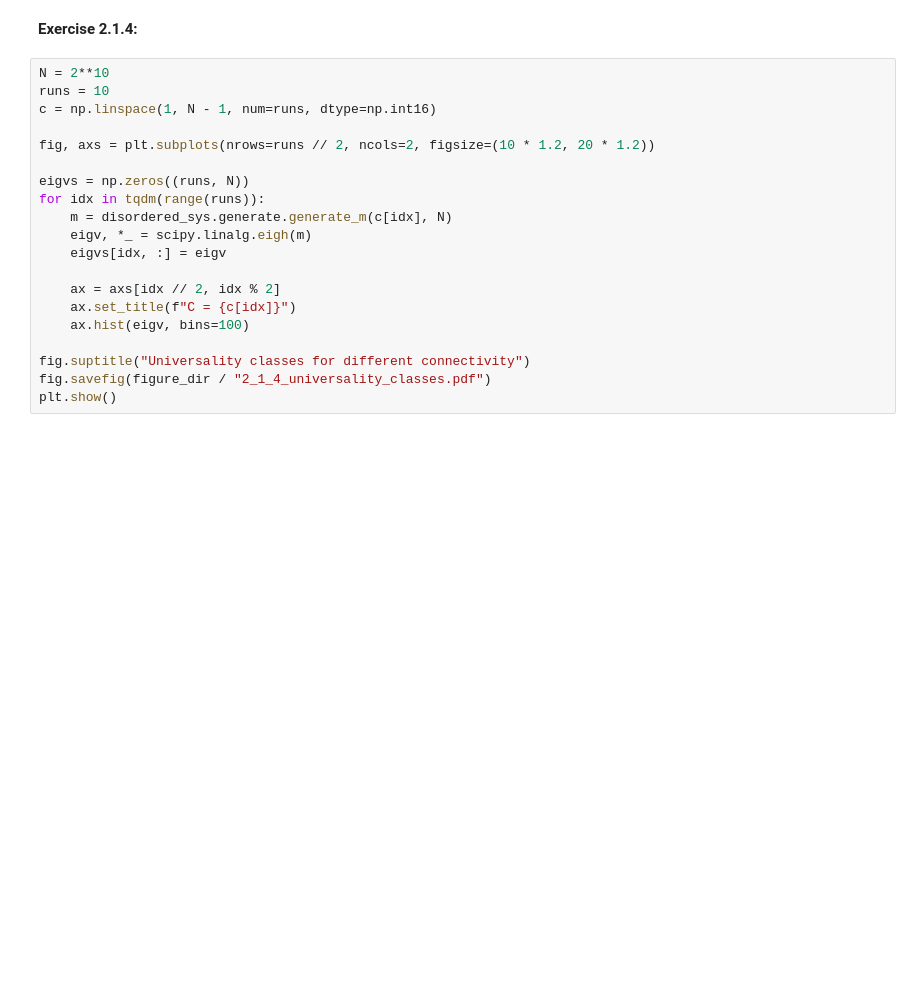
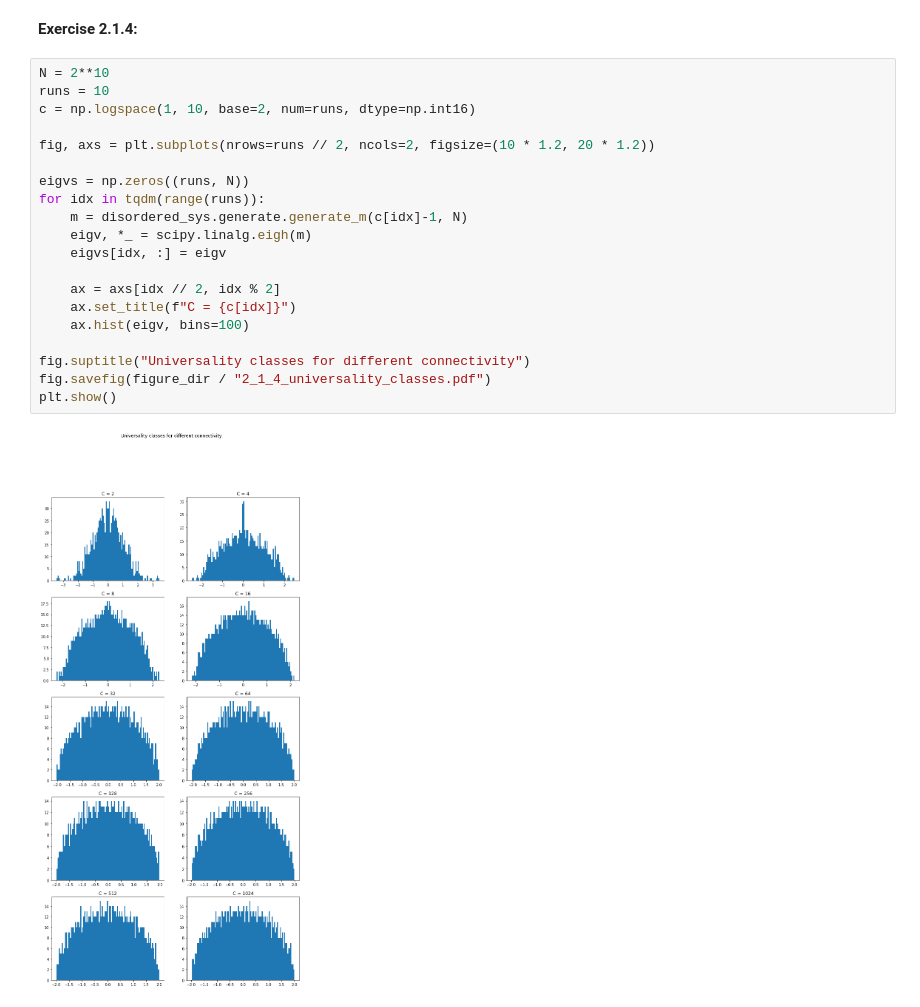
Before and after one commit to h-mnzlr/acpl-cavity_method, a Jupyter notebook: notebooks/1_random_matrices.sync.ipynb, the cells around one changed output. Saved outputs shown, nothing was run; the diff lists cells and outputs as text; blank space fills up the shorter version.

```diff
--- a/notebooks/1_random_matrices.sync.ipynb
+++ b/notebooks/1_random_matrices.sync.ipynb
@@ -113,20 +119,22 @@ plt.show()
 # %%
 N = 2**10
 runs = 10
-c = np.linspace(1, N - 1, num=runs, dtype=np.int16)
+c = np.logspace(1, 10, base=2, num=runs, dtype=np.int16)
 
 fig, axs = plt.subplots(nrows=runs // 2, ncols=2, figsize=(10 * 1.2, 20 * 1.2))
 
 eigvs = np.zeros((runs, N))
 for idx in tqdm(range(runs)):
-    m = disordered_sys.generate.generate_m(c[idx], N)
+    m = disordered_sys.generate.generate_m(c[idx]-1, N)
     eigv, *_ = scipy.linalg.eigh(m)
     eigvs[idx, :] = eigv
 
     ax = axs[idx // 2, idx % 2]
     ax.set_title(f"C = {c[idx]}")
     ax.hist(eigv, bins=100)
 
 fig.suptitle("Universality classes for different connectivity")
 fig.savefig(figure_dir / "2_1_4_universality_classes.pdf")
 plt.show()
+# %% [output]
+[figure, added]
```
Also changed, not shown: parts of 6 cells of this notebook, 25 other files.
